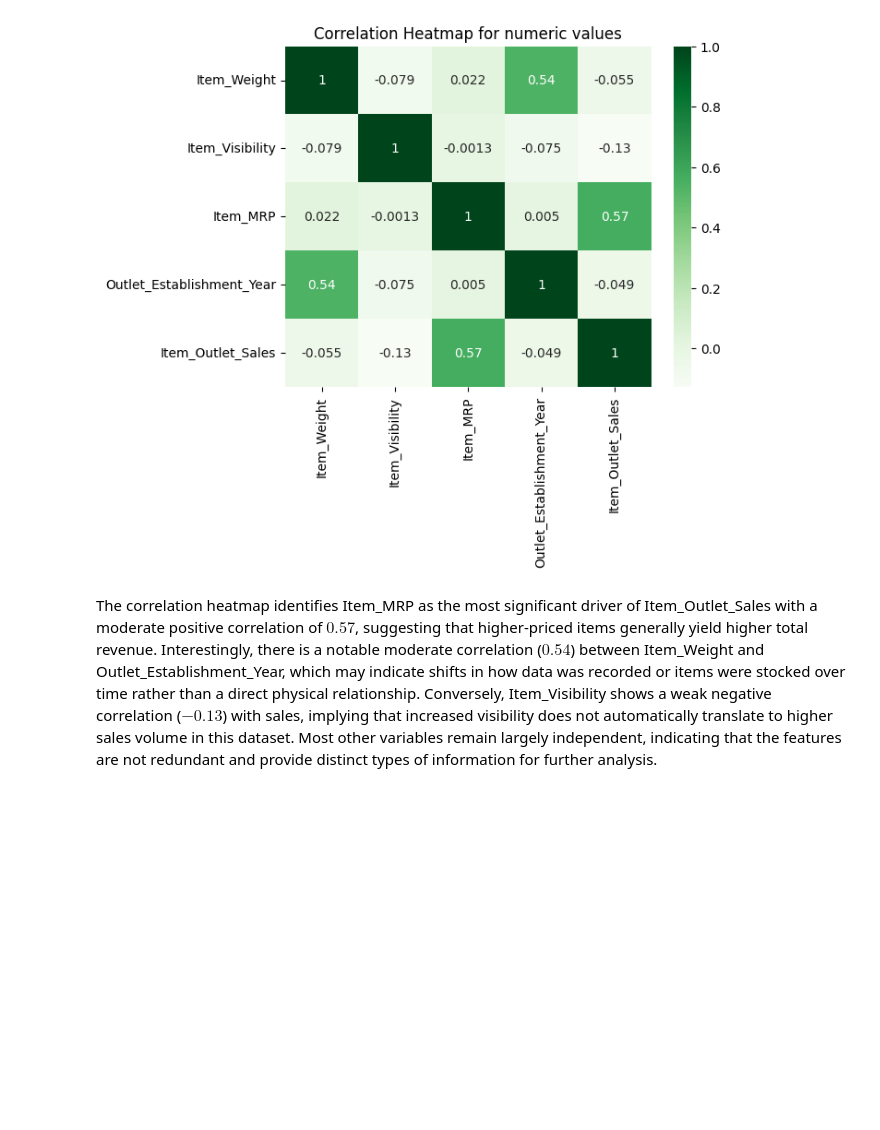
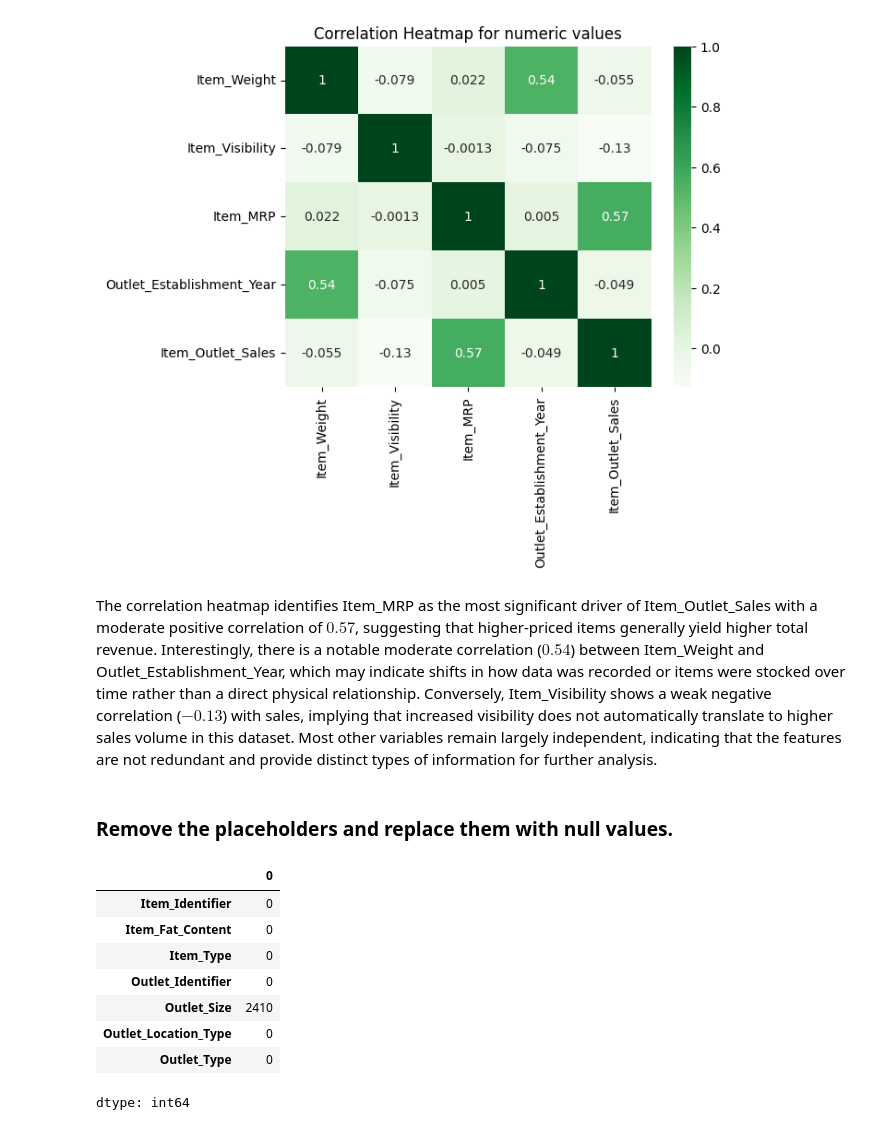
Before and after one commit to Maryam-Skaik/Prediction-of-Product-Sales, a Jupyter notebook: Prediction_of_Product_Sales.ipynb, the cells around one changed output. Saved outputs shown, nothing was run; the diff lists cells and outputs as text; code cells hidden in the pictures; blank space fills up the shorter version.

```diff
--- a/Prediction_of_Product_Sales.ipynb
+++ b/Prediction_of_Product_Sales.ipynb
@@ -348,3 +348,18 @@ ax.set(title='Correlation Heatmap for numeric values');
 [figure]
 # %% [markdown]
 The correlation heatmap identifies Item_MRP as the most significant driver of Item_Outlet_Sales with a moderate positive correlation of $0.57$, suggesting that higher-priced items generally yield higher total revenue. Interestingly, there is a notable moderate correlation ($0.54$) between Item_Weight and Outlet_Establishment_Year, which may indicate shifts in how data was recorded or items were stocked over time rather than a direct physical relationship. Conversely, Item_Visibility shows a weak negative correlation ($-0.13$) with sales, implying that increased visibility does not automatically translate to higher sales volume in this dataset. Most other variables remain largely independent, indicating that the features are not redundant and provide distinct types of information for further analysis.
+# %% [markdown]
+### Remove the placeholders and replace them with null values.
+# %%
+categorical_columns = df.select_dtypes('object').columns
+(df[categorical_columns] == 'MISSING').sum()
+# %% [output]
+|  | 0 |
+| Item_Identifier | 0 |
+| Item_Fat_Content | 0 |
+| Item_Type | 0 |
+| Outlet_Identifier | 0 |
+| Outlet_Size | 2410 |
+| Outlet_Location_Type | 0 |
+| Outlet_Type | 0 |
+dtype: int64
```
Also changed, not shown: parts of 5 cells of this notebook.
